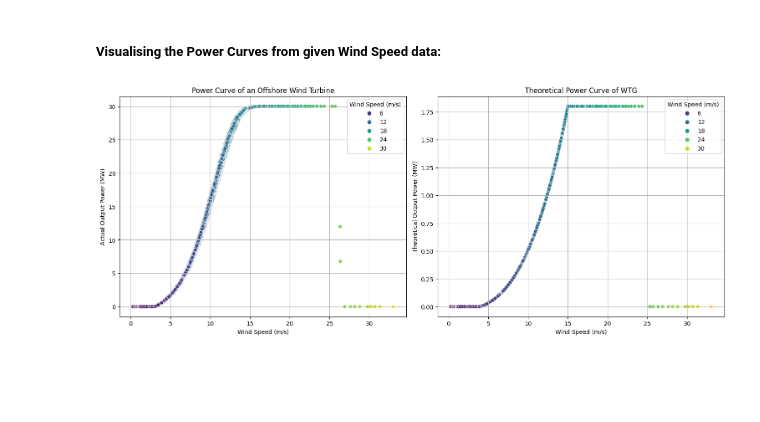
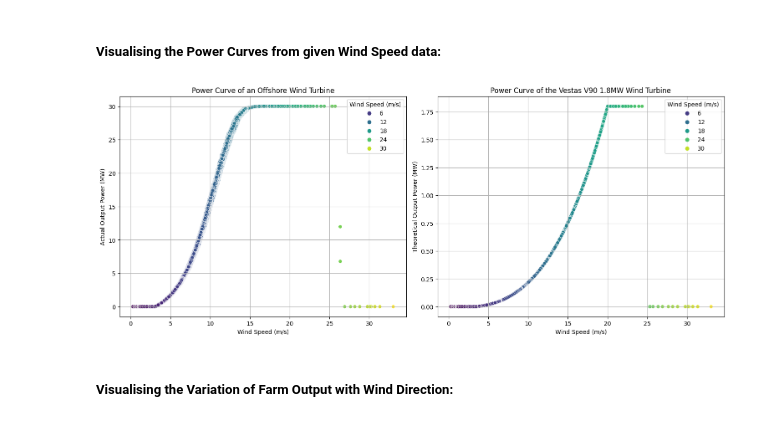
Before and after one commit to Akuson/projects, a Jupyter notebook: Study of Wind Farms and Wind Turbine/model.ipynb, the cells around one changed output. Saved outputs shown, nothing was run; the diff lists cells and outputs as text; code cells hidden in the pictures; blank space fills up the shorter version.

```diff
--- a/Study of Wind Farms and Wind Turbine/model.ipynb
+++ b/Study of Wind Farms and Wind Turbine/model.ipynb
@@ -187,0 +195,7 @@ columns = 4
+# %%
+def power_out(vel, rated_p=1.8, cut_in_v = 3.5, cut_out_v = 25, rated_v = 20):
+    """
+    Returns the power output of a WT (mega watts) given upstream wind speed 'vel' (m/s)
+    Default values are chosen of the Vestas V90 1.8 MW Wind Turbine
+    """
+    return np.where(vel>=cut_in_v ,np.where(vel<rated_v ,rated_p*(vel**3-cut_in_v**3)/(rated_v**3-cut_in_v**3),np.where(vel<=cut_out_v,rated_p,0)),0)
@@ -319,7 +410,7 @@ windpower_data["Date(YYYY-MM-DD hh:mm:ss)"] = pd.to_datetime(windpower_data["Dat
 # %%
 windpower_data.set_index("Date(YYYY-MM-DD hh:mm:ss)",inplace=True)
 windpower_data.rename_axis(index=[None, ],inplace=True)
-windpower_data.rename(columns={"W":"Wind Speed (m/s)", "P":"Actual Power Output (MW)", },inplace=True)
+windpower_data.rename(columns={"W":"Wind Speed (m/s)", "P":"Actual Power Output", },inplace=True)
 # %%
 windpower_data.head()
 # %% [output]
@@ -334,7 +422,0 @@ windpower_data.head()
-# %%
-def power_out(vel, rated_p=1.8, cut_in_v = 4, cut_out_v = 25, rated_v = 15):
-    """
-    Returns the power output of a WT (mega watts) given upstream wind speed 'vel' (m/s)
-    Default values are chosen of the Vestas V90 1.8 MW Wind Turbine
-    """
-    return np.where(vel>=cut_in_v ,np.where(vel<rated_v ,rated_p*(vel**3-cut_in_v**3)/(rated_v**3-cut_in_v**3),np.where(vel<=cut_out_v,rated_p,0)),0)
@@ -376,25 +460,26 @@ plt.show()
 # %%
 # The Power Curve (Output Power v.s. Wind Speed characteristics)
 
 fig, axs = plt.subplots(nrows=1,ncols=2,figsize=(15,6),layout="constrained")
 
-sns.scatterplot(windpower_data,x="Wind Speed (m/s)",y="Actual Power Output (MW)",hue="Wind Speed (m/s)",palette=sns.color_palette("viridis",as_cmap=True),ax=axs[0])
+sns.scatterplot(windpower_data,x="Wind Speed (m/s)",y="Actual Power Output",hue="Wind Speed (m/s)",palette=sns.color_palette("viridis",as_cmap=True),ax=axs[0])
 
 axs[0].grid()
-axs[0].set_ylabel('Actual Output Power (MW)')
+axs[0].set_ylabel('Actual Output Power')
 axs[0].set_xlabel('Wind Speed (m/s)')
 # axs[0].set_facecolor("grey")
 axs[0].set_title('Power Curve of an Offshore Wind Turbine')
 
 sns.scatterplot(windpower_data,x="Wind Speed (m/s)",y="Theoretical Power Output (MW)",hue="Wind Speed (m/s)",palette=sns.color_palette("viridis",as_cmap=True),ax=axs[1])
 
 axs[1].grid()
 axs[1].set_ylabel('Theoretical Output Power (MW)')
 axs[1].set_xlabel('Wind Speed (m/s)')
 # axs[1].set_facecolor("grey")
-axs[1].set_title('Theoretical Power Curve of WTG')
-
+axs[1].set_title('Power Curve of the Vestas V90 1.8MW Wind Turbine')
 
 plt.show()
 # %% [output]
-[figure, old version]
+[figure, new version]
+# %% [markdown]
+##### Visualising the Variation of Farm Output with Wind Direction:
```
Also changed, not shown: parts of 26 cells of this notebook.
